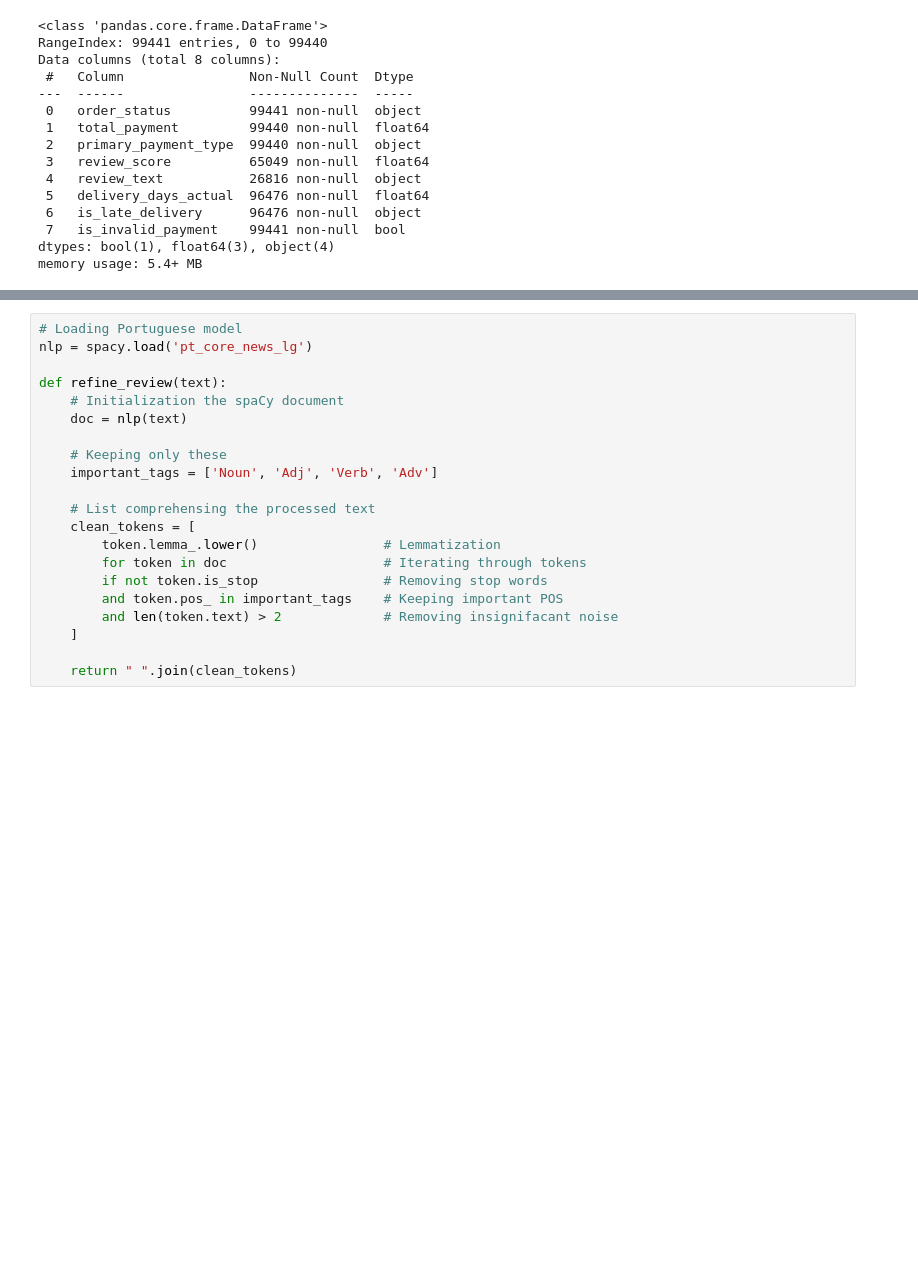
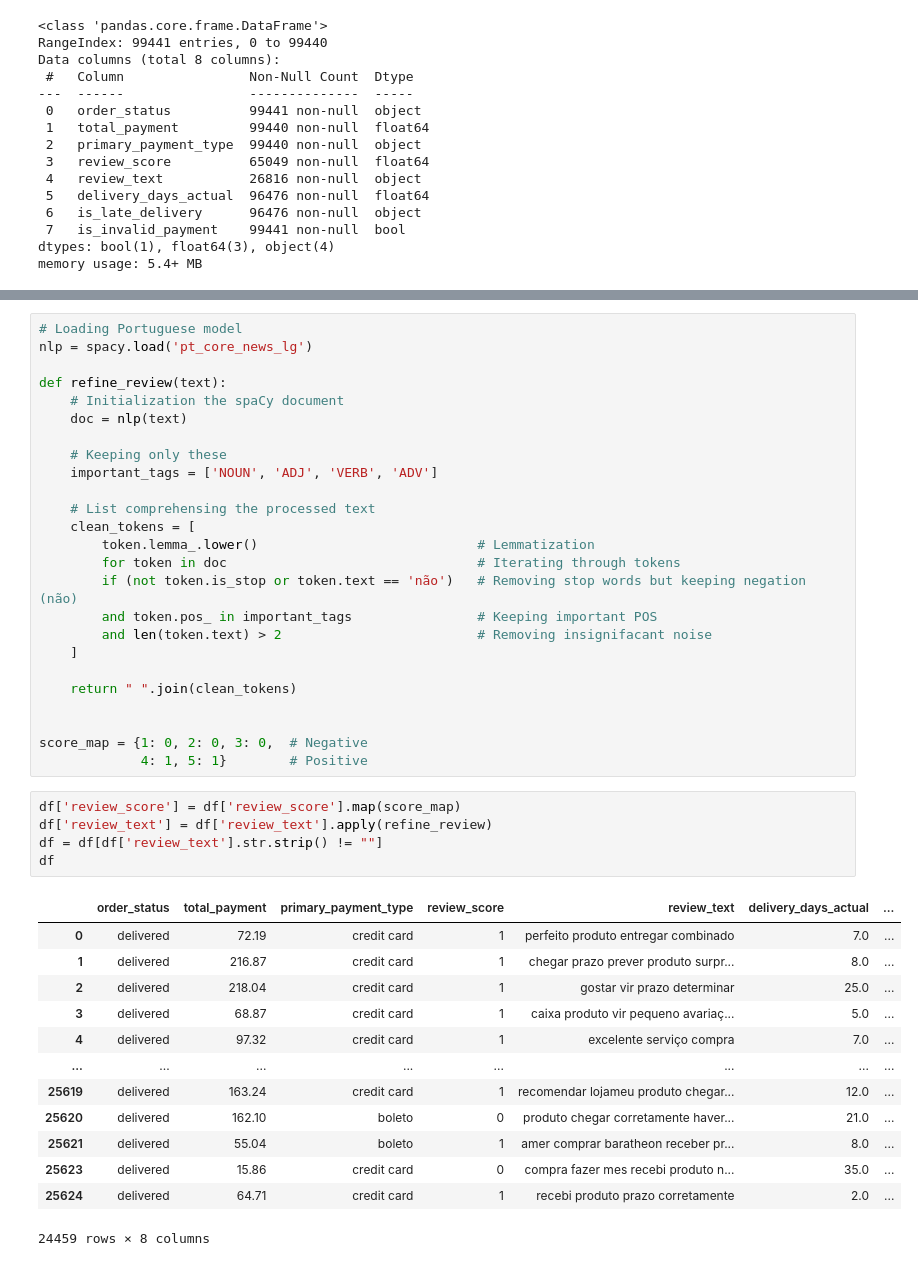
Before and after one commit to NitoBoritto/Olist_Data_Department, a Jupyter notebook: notebooks/modeling.ipynb, the cells around one changed output, grey strips where cells are left out. Drawn from its saved outputs; the diff is of its cells as text; blank space fills up the shorter version.

```diff
--- a/notebooks/modeling.ipynb
+++ b/notebooks/modeling.ipynb
@@ -82,15 +85,38 @@ def refine_review(text):
     doc = nlp(text)
 
     # Keeping only these
-    important_tags = ['Noun', 'Adj', 'Verb', 'Adv']
+    important_tags = ['NOUN', 'ADJ', 'VERB', 'ADV']
 
     # List comprehensing the processed text
     clean_tokens = [
-        token.lemma_.lower()                # Lemmatization
-        for token in doc                    # Iterating through tokens
-        if not token.is_stop                # Removing stop words
-        and token.pos_ in important_tags    # Keeping important POS
-        and len(token.text) > 2             # Removing insignifacant noise
+        token.lemma_.lower()                            # Lemmatization
+        for token in doc                                # Iterating through tokens
+        if (not token.is_stop or token.text == 'não')   # Removing stop words but keeping negation (não)
+        and token.pos_ in important_tags                # Keeping important POS
+        and len(token.text) > 2                         # Removing insignifacant noise
     ]
 
     return " ".join(clean_tokens)
+
+
+score_map = {1: 0, 2: 0, 3: 0,  # Negative
+             4: 1, 5: 1}        # Positive
+# %%
+df['review_score'] = df['review_score'].map(score_map)
+df['review_text'] = df['review_text'].apply(refine_review)
+df = df[df['review_text'].str.strip() != ""]
+df
+# %% [output]
+|  | order_status | total_payment | primary_payment_type | review_score | review_text | delivery_days_actual | ... |
+| 0 | delivered | 72.19 | credit card | 1 | perfeito produto entregar combinado | 7.0 | ... |
+| 1 | delivered | 216.87 | credit card | 1 | chegar prazo prever produto surpr... | 8.0 | ... |
+| 2 | delivered | 218.04 | credit card | 1 | gostar vir prazo determinar | 25.0 | ... |
+| 3 | delivered | 68.87 | credit card | 1 | caixa produto vir pequeno avariaç... | 5.0 | ... |
+| 4 | delivered | 97.32 | credit card | 1 | excelente serviço compra | 7.0 | ... |
+| ... | ... | ... | ... | ... | ... | ... | ... |
+| 25619 | delivered | 163.24 | credit card | 1 | recomendar lojameu produto chegar... | 12.0 | ... |
+| 25620 | delivered | 162.10 | boleto | 0 | produto chegar corretamente haver... | 21.0 | ... |
+| 25621 | delivered | 55.04 | boleto | 1 | amer comprar baratheon receber pr... | 8.0 | ... |
+| 25623 | delivered | 15.86 | credit card | 0 | compra fazer mes recebi produto n... | 35.0 | ... |
+| 25624 | delivered | 64.71 | credit card | 1 | recebi produto prazo corretamente | 2.0 | ... |
+24459 rows × 8 columns
```
Also changed, not shown: parts of 17 cells of this notebook.
